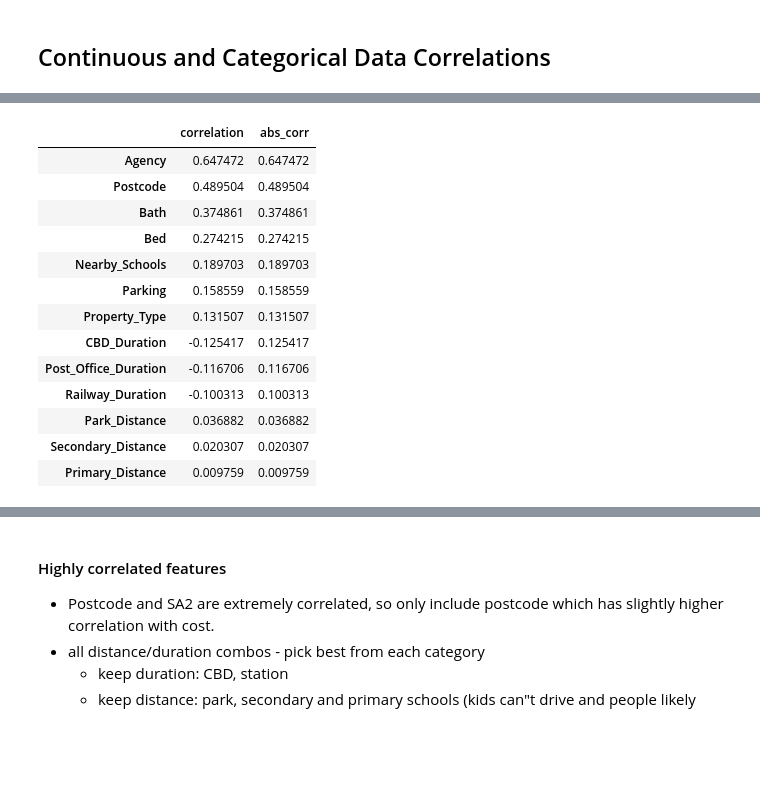
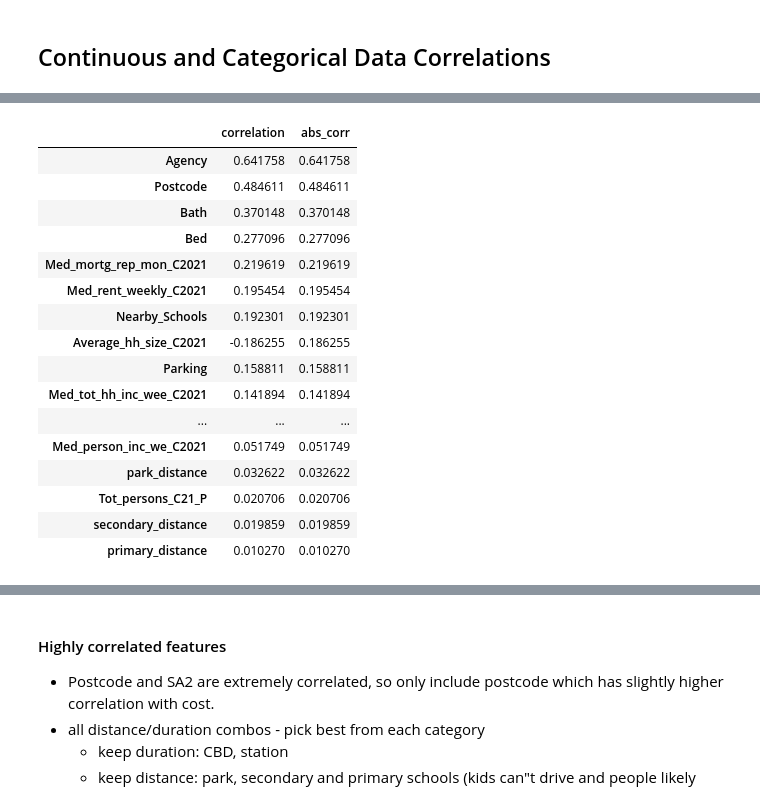
Before and after one commit to MAST30034-Applied-Data-Science/generic-real-estate-consulting-project-group-42, a Jupyter notebook: notebooks/analysis_properties.ipynb, the cells around one changed output, grey strips where cells are left out. Saved outputs shown, nothing was run; the diff lists cells and outputs as text; code cells hidden in the pictures; blank space fills up the shorter version.

```diff
--- a/notebooks/analysis_properties.ipynb
+++ b/notebooks/analysis_properties.ipynb
@@ -31,7 +31,7 @@ census = census[["sa2_2021", "Tot_persons_C21_P", "Med_mortg_rep_mon_C2021", "Me
 census["sa2_2021"] = census["sa2_2021"].astype(str)
 
 properties["sa2_2021"] = properties["sa2_2021"].astype(str)
-properties = properties.rename({"sa2_2021":"SA2"})
+properties = pd.merge(properties, census, left_on='sa2_2021', right_on='sa2_2021')
 # %% [markdown]
 # Visualisations
 # %%
@@ -111,36 +111,40 @@ corr_mat = dython.nominal.associations(corr_data, annot=False, filename='../plot
 # %%
 sorted_mat = corr_mat["corr"].unstack().sort_values()
 
 # Reformat series into data frame
 df = pd.DataFrame(data=sorted_mat)
 df.rename({0:"correlation"}, axis=1, inplace=True)
 df["Index"] = df.index
 df = pd.concat(
         [df.drop("Index", axis=1),
         df["Index"].apply(pd.Series)]
     , axis=1)
 
 # Output correlation list
 cost_correlations = pd.DataFrame(df[df[0] == "Cost"]["correlation"])
 cost_correlations["abs_corr"] = abs(cost_correlations["correlation"])
 cost_correlations = cost_correlations.sort_values(by="abs_corr", ascending=False)
 
 # Remove multi-level indexing
 cost_correlations.index = cost_correlations.index.droplevel(0)
 
-cost_correlations.drop("Cost")
+cost_correlations = cost_correlations.drop("Cost")
+cost_correlations
 # %% [output]
 |  | correlation | abs_corr |
-| Agency | 0.647472 | 0.647472 |
-| Postcode | 0.489504 | 0.489504 |
-| Bath | 0.374861 | 0.374861 |
-| Bed | 0.274215 | 0.274215 |
-| Nearby_Schools | 0.189703 | 0.189703 |
-| Parking | 0.158559 | 0.158559 |
-| Property_Type | 0.131507 | 0.131507 |
-| CBD_Duration | -0.125417 | 0.125417 |
-| Post_Office_Duration | -0.116706 | 0.116706 |
-| Railway_Duration | -0.100313 | 0.100313 |
-| Park_Distance | 0.036882 | 0.036882 |
-| Secondary_Distance | 0.020307 | 0.020307 |
-| Primary_Distance | 0.009759 | 0.009759 |
+| Agency | 0.641758 | 0.641758 |
+| Postcode | 0.484611 | 0.484611 |
+| Bath | 0.370148 | 0.370148 |
+| Bed | 0.277096 | 0.277096 |
+| Med_mortg_rep_mon_C2021 | 0.219619 | 0.219619 |
+| Med_rent_weekly_C2021 | 0.195454 | 0.195454 |
+| Nearby_Schools | 0.192301 | 0.192301 |
+| Average_hh_size_C2021 | -0.186255 | 0.186255 |
+| Parking | 0.158811 | 0.158811 |
+| Med_tot_hh_inc_wee_C2021 | 0.141894 | 0.141894 |
+| ... | ... | ... |
+| Med_person_inc_we_C2021 | 0.051749 | 0.051749 |
+| park_distance | 0.032622 | 0.032622 |
+| Tot_persons_C21_P | 0.020706 | 0.020706 |
+| secondary_distance | 0.019859 | 0.019859 |
+| primary_distance | 0.010270 | 0.010270 |
```
Also changed, not shown: parts of 5 cells of this notebook, 5 other files.
